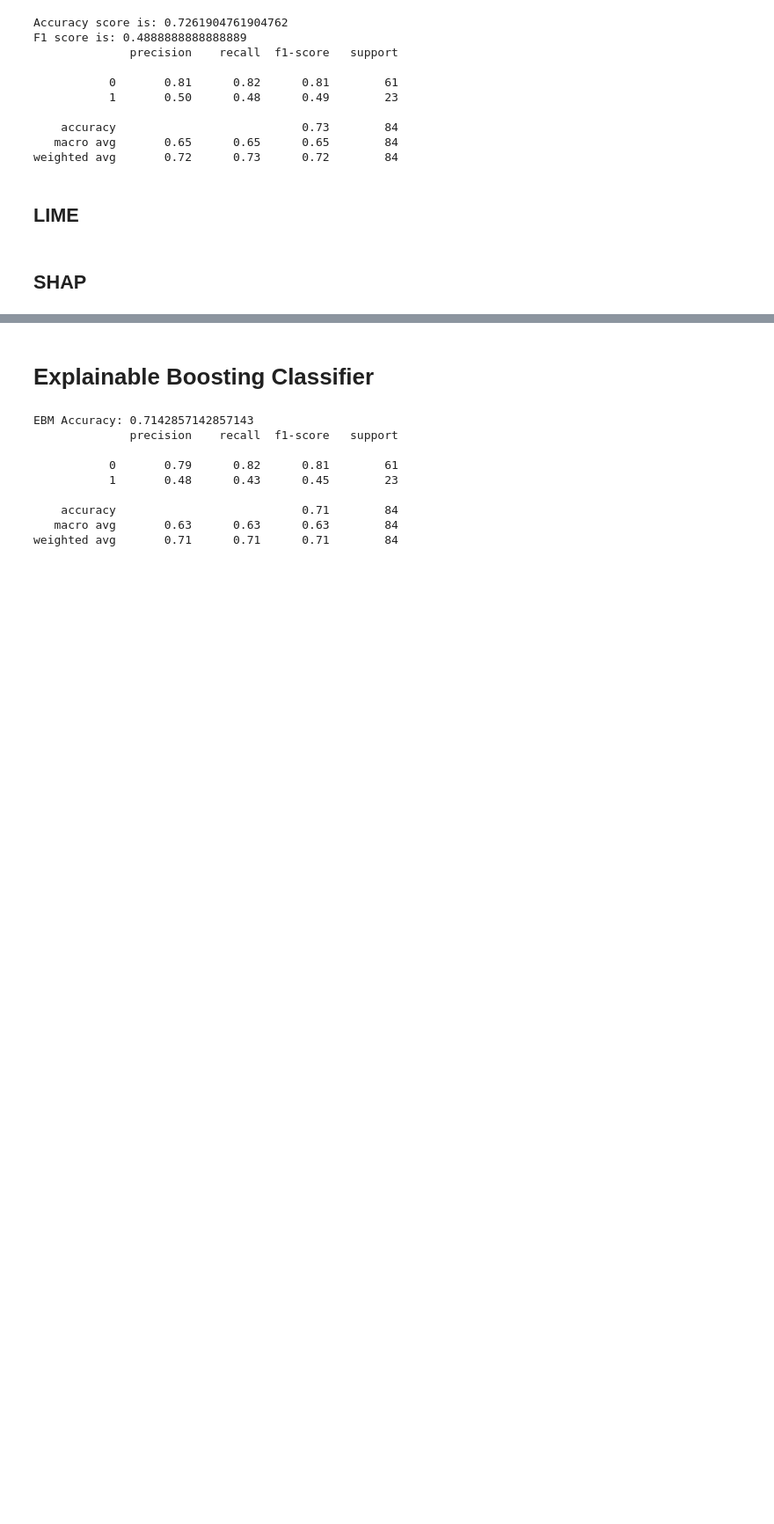
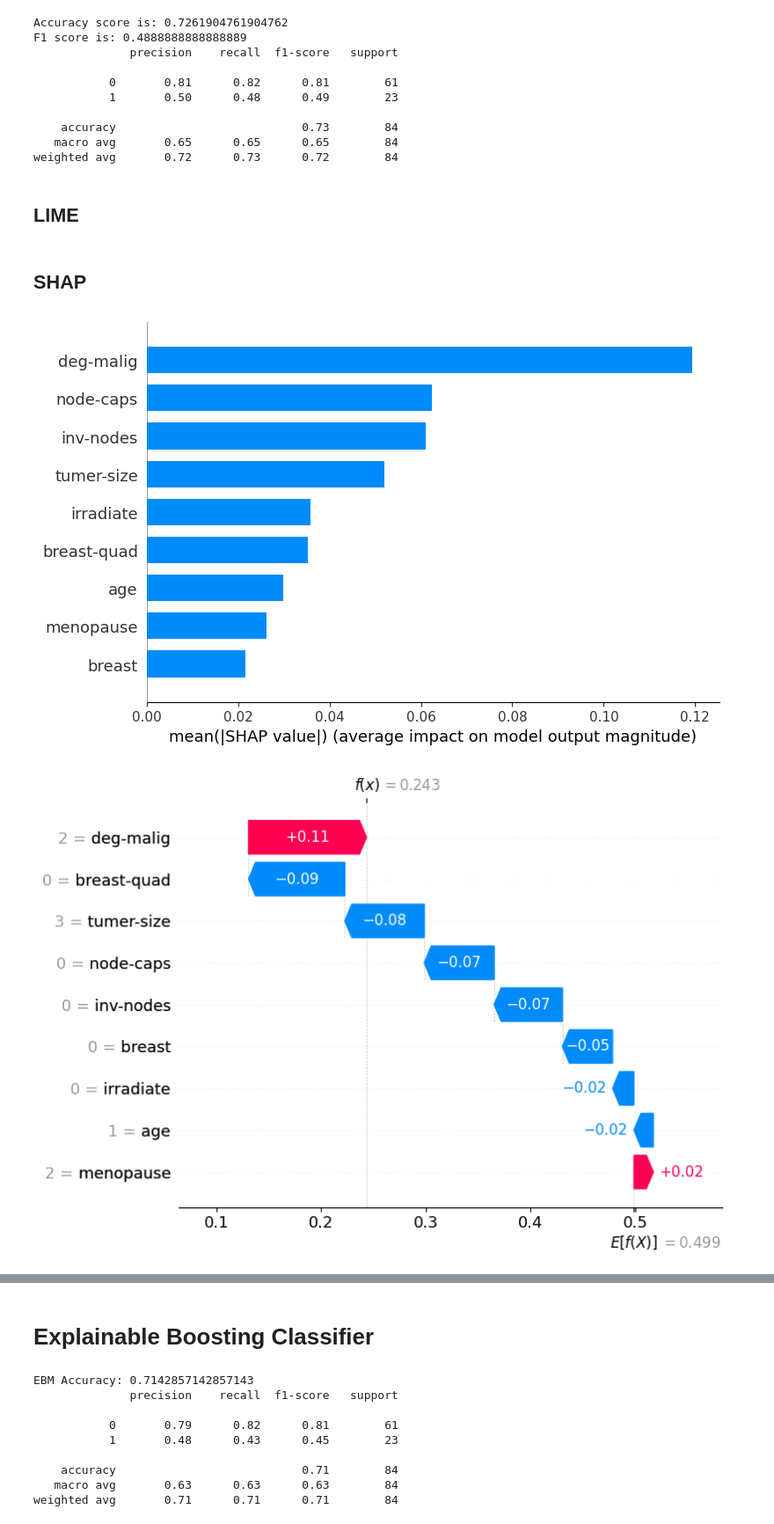
Before and after one commit to sevvalyelmer/AI-in-Health-2, a Jupyter notebook: main.ipynb, the cells around one changed output, grey strips where cells are left out. Shown at 88% size. Saved outputs shown, nothing was run; the diff lists cells and outputs as text; code cells hidden in the pictures; blank space fills up the shorter version.

```diff
--- a/main.ipynb
+++ b/main.ipynb
@@ -281,27 +281,25 @@ SHAP
 # %%
 shap_explainer = shap.TreeExplainer(model)
 shap_values = shap_explainer.shap_values(X_test)
 shap.summary_plot(
     shap_values[:, :, 1], # shap values for the class 1 (recurrence-events)
     X_test,
     feature_names=X_train.columns.to_list(),
     plot_type="bar"
     )
 
+# explaination for first instance in test set in waterfall plot
 idx = 0
 shap_explanation = shap.Explanation(
     values=shap_values[idx, :, 1],
     base_values=shap_explainer.expected_value[1],
     data=X_test.values[idx],
     feature_names=X_train.columns.to_list()
     )
 shap.waterfall_plot(shap_explanation)
 
-shap.initjs()
-shap.force_plot(
-    shap_explainer.expected_value[1],
-    shap_values[idx, :, 1],
-    X_test.values[idx],
-    feature_names=X_train.columns.to_list(),
-    matplotlib=True
-)
+# force plot for the first instance in the test set
+shap.force_plot(shap_explanation, matplotlib=True)
+# %% [output]
+[figure, added]
+[figure, added]
```
Also changed, not shown: parts of 1 cell of this notebook.
